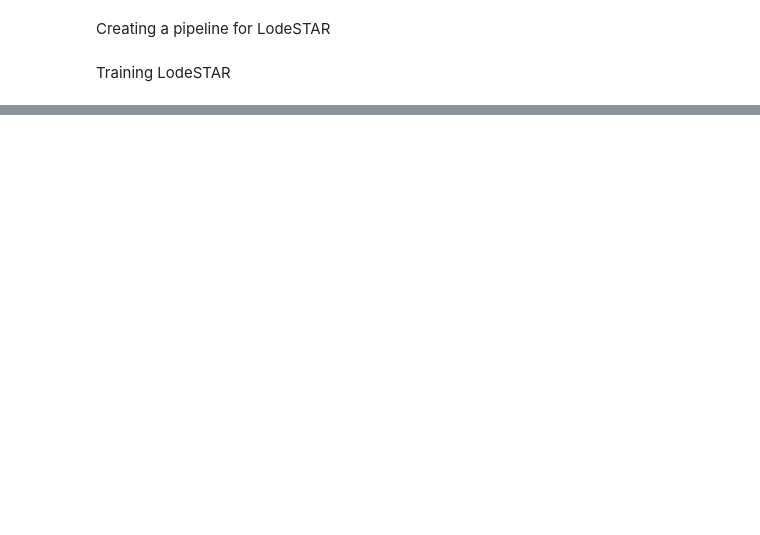
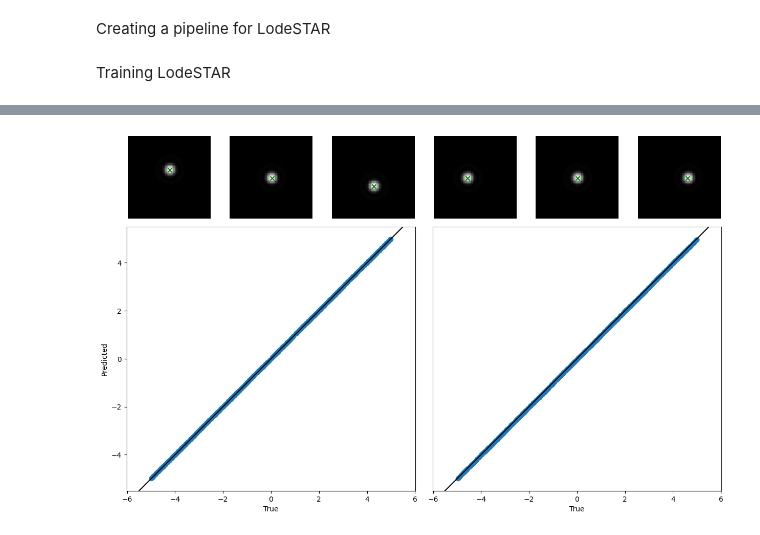
Before and after one commit to Penelopeeirini/Master-Thesis, a Jupyter notebook: Deeptrack2.ipynb, the cells around one changed output, grey strips where cells are left out. Cells and saved outputs as stored; diff of their text form; code cells hidden in the pictures; blank space fills up the shorter version.

```diff
--- a/Deeptrack2.ipynb
+++ b/Deeptrack2.ipynb
@@ -261,4 +276,3 @@ Epoch 25/100
 # %%
-predictions = model.predict_and_pool(data[training_data_size:]) -
-  IMAGE_SIZE /2
+predictions = model.predict_and_pool(data[training_data_size:])-IMAGE_SIZE /2
 gt = ground_truth[training_data_size:] - IMAGE_SIZE / 2
@@ -264,0 +281,87 @@ gt = ground_truth[training_data_size:] - IMAGE_SIZE / 2
+# %%
+plt.figure(figsize=(15, 9))
+rows = 4
+cols = 6
+grid = plt.GridSpec(rows, cols, wspace=0.2, hspace=0.1)
+plt.subplot(grid[1:, : cols // 2])
+plt.scatter(
+    gt[:, 0],
+  predictions[:, 0],
+  alpha=0.5,
+)
+plt.axline((-5, -5), (5, 5), color="black")
+plt.xlabel("True")
+plt.ylabel("Predicted")
+plt.axis("equal")
+# Plot the ground truth in grid 12
+
+plt.subplot(grid[1:, cols//2:])
+plt.scatter(
+    gt[:, 1],
+  predictions[:, 1],
+  alpha=0.5,
+)
+
+plt.axline((-5, -5), (5, 5), color="black")
+plt.xlabel("True")
+plt.axis("equal")
+plt.yticks([])
+for idx, offset in enumerate(np.linspace(-5, 5, cols // 2)):
+  data_simulation.update()
+  image_offset_x = data_simulation(
+      position=(IMAGE_SIZE / 2 + offset, IMAGE_SIZE / 2),
+      signal_to_noise=10,
+  )
+  image_offset_y = data_simulation(
+      position=(IMAGE_SIZE / 2, IMAGE_SIZE / 2 + offset),
+      signal_to_noise=10,
+  )
+  predicted_positions = model.predict_and_pool(
+       np.array([image_offset_x, image_offset_y])
+  )
+
+  plt.subplot(grid[0, idx])
+  plt.imshow(image_offset_x, cmap="gray")
+  plt.scatter(
+      predicted_positions[0, 1],
+      predicted_positions[0, 0],
+      color="g",
+      marker="x"
+  )
+  plt.axis("off")
+  plt.subplot(grid[0, idx + cols // 2])
+  plt.imshow(image_offset_y, cmap="gray")
+  plt.scatter(
+      predicted_positions[1, 1],
+      predicted_positions[1, 0],
+      color="g",
+      marker="x"
+  )
+  plt.axis("off")
+plt.show()
+# Performance as a function of SNR
+validation_prediction = model.predict_and_pool(data[training_data_size:])
+validation_gt = ground_truth[training_data_size:]
+noise = dt.Gaussian(
+    sigma=lambda signal_to_noise: 1 / signal_to_noise,
+    signal_to_noise = lambda: np.random.uniform(1, 100)
+)
+signal_to_noise = np.zeros((1000,))
+
+validation_snr = signal_to_noise[training_data_size:]
+
+error = (validation_prediction - validation_gt) ** 2
+
+snr_bin_center = np.linspace(1, 100, 10)
+digitized = np.digitize(validation_snr, snr_bin_center)
+
+error_mean = np.zeros_like(snr_bin_center)
+for i in range(10):
+  error_mean[i] = np.sqrt(error[digitized == i].mean())
+plt.figure(figsize=(5, 5))
+plt.plot(snr_bin_center, error_mean, '^-')
+plt.xlabel('SNR')
+plt.ylabel('RMSE')
+plt.yscale('log')
+plt.show()
+# %% [output]
@@ -264,0 +371 @@ gt = ground_truth[training_data_size:] - IMAGE_SIZE / 2
+[figure, added]
```
Also changed, not shown: parts of 48 cells of this notebook.
